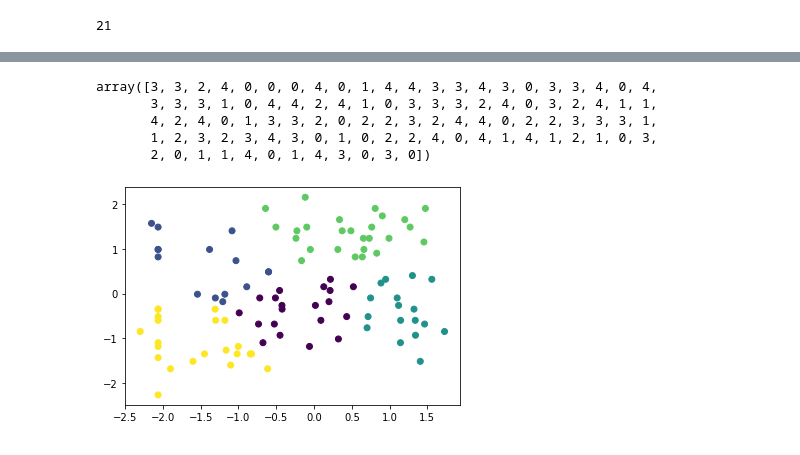
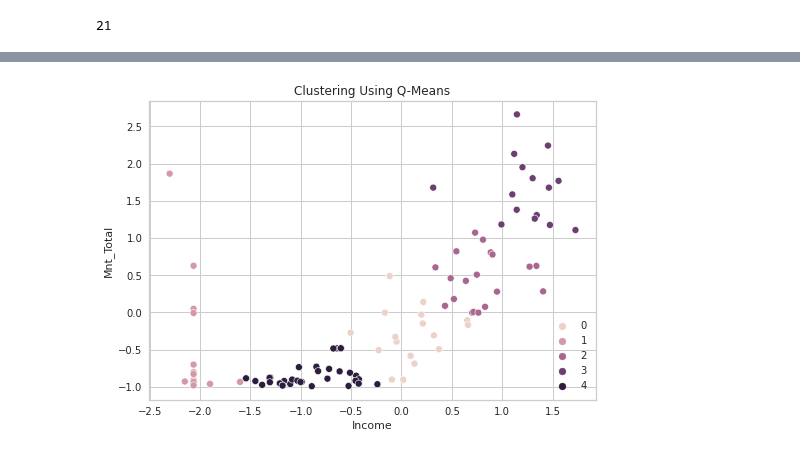
Before and after one commit to KittuPatel/CustomerPersonalityAnalysis, a Jupyter notebook: CustomerPersonalityAnalysis.ipynb, the cells around one changed output, grey strips where cells are left out. Saved outputs shown, nothing was run; the diff lists cells and outputs as text; code cells hidden in the pictures.

```diff
--- a/CustomerPersonalityAnalysis.ipynb
+++ b/CustomerPersonalityAnalysis.ipynb
@@ -693,15 +659,21 @@ array([[0.0000e+00, 5.8138e+04, 5.8000e+01, 6.3500e+02, 8.8000e+01,
-# %%
-qmeans = QMeans(n_clusters=N_CLUSTERS,backend='')
-qmeans.fit(points)
-qlabels = qmeans.predict(points)
-
-plt.scatter(points[:,0], points[:,1], c=qlabels)
-qlabels.
-# %% [output]
-array([3, 3, 2, 4, 0, 0, 0, 4, 0, 1, 4, 4, 3, 3, 4, 3, 0, 3, 3, 4, 0, 4,
-       3, 3, 3, 1, 0, 4, 4, 2, 4, 1, 0, 3, 3, 3, 2, 4, 0, 3, 2, 4, 1, 1,
-       4, 2, 4, 0, 1, 3, 3, 2, 0, 2, 2, 3, 2, 4, 4, 0, 2, 2, 3, 3, 3, 1,
-       1, 2, 3, 2, 3, 4, 3, 0, 1, 0, 2, 2, 4, 0, 4, 1, 4, 1, 2, 1, 0, 3,
-       2, 0, 1, 1, 4, 0, 1, 4, 3, 0, 3, 0])
-[figure, removed]
+# %%
+import seaborn as sns
+
+# plt.scatter(points[:,0], points[:,1], c=qlabels)
+# qlabels
+
+#implement QMeans
+qmeans = QMeans(n_clusters=N_CLUSTERS,backend='qcware/gpu_simulator')
+qmeans.fit(points)
+qlabels = qmeans.predict(points)
+
+#plot the clusters
+sns.scatterplot(data=points, x=points[:,0], y=points[:,1], hue=qlabels)
+plt.legend()
+plt.title("Clustering Using Q-Means")
+plt.xlabel("Income")
+plt.ylabel("Mnt_Total")
+plt.show()
+# %% [output]
+[figure, added]
 # %%
```
Also changed, not shown: parts of 34 cells of this notebook.
